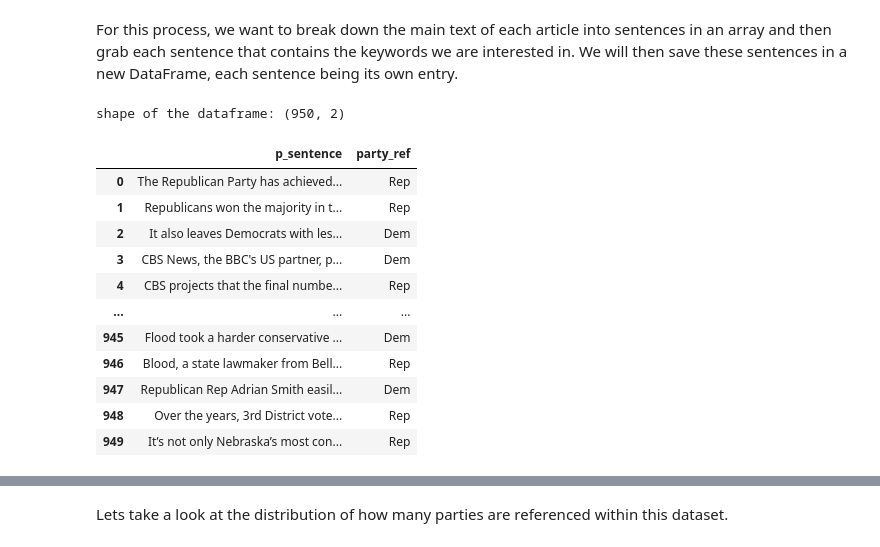
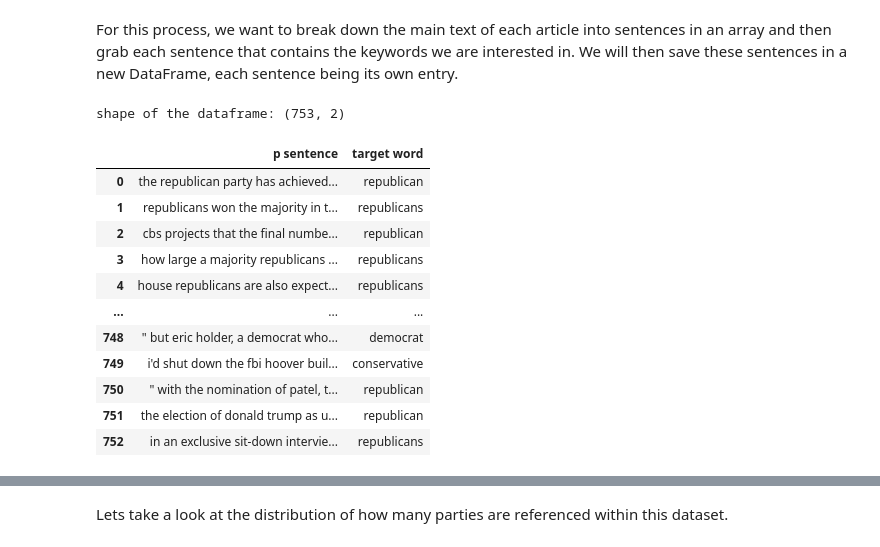
Before and after one commit to itzhak0estrella/political_sentiment_lms, a Jupyter notebook: news_crawler.ipynb, the cells around one changed output, grey strips where cells are left out. Saved outputs shown, nothing was run; the diff lists cells and outputs as text; code cells hidden in the pictures.

```diff
--- a/news_crawler.ipynb
+++ b/news_crawler.ipynb
@@ -7,10 +7,15 @@ In this script, we are scraping the main text from the chosen news articles (lis
 # %%
 # libraries
 from newsplease import NewsPlease
+from transformers import pipeline
+import evaluate
 import pandas as pd
 import random
 import time
 import re
+
+# Load sentiment analysis pipeline
+sentiment_analyzer = pipeline("sentiment-analysis")
 
 # global variables
 # the source domain and the corresponding news source
@@ -22,7 +27,12 @@ SOURCE_DOM_CONVERSION = {'www.nbcnews.com':'NBC News', 'www.npr.org':'NPR News',
 FILE_PATH = 'valid_news_article_links.txt'
 
 # the target words we are interested extracting sentences from in each article
-TARGET_WORDS = {
-    'Dem': ['democrats', 'democrat', 'democratic', 'liberals', 'liberal'],
-    'Rep': ['republicans', 'republican', 'conservatives', 'conservative']
-}
+# TARGET_WORDS = {
+#     'Dem': ['democrats', 'democrat', 'liberals', 'liberal'],
+#     'Rep': ['republicans', 'republican', 'conservatives', 'conservative']
+# }
+
+TARGET_WORDS = ['democrats', 'democrat', 'liberals', 'liberal',
+                'republicans', 'republican', 'conservatives', 'conservative']
+DEM_WORDS = ['democrats', 'democrat', 'liberals', 'liberal']
+REP_WORDS = ['republicans', 'republican', 'conservatives', 'conservative']
@@ -117,50 +132,74 @@ def edge_cases_data_cleaning(text):
     text = re.sub(r'\bSt\.', 'St', text)
     text = re.sub(r'\bSr\.', 'Sr', text)
     text = re.sub(r'\bJr\.', 'Jr', text)
     text = re.sub(r'\bSen\.', 'Sen', text)
     text = re.sub(r'\bSens\.', 'Sens', text)
     text = re.sub(r'\bGov\.', 'Gov', text)
     text = re.sub(r'\bLt\.', 'Lt', text)
     text = re.sub(r'\bCol\.', 'Col', text)
     text = re.sub(r'\bGen\.', 'Gen', text)
     text = re.sub(r'\bProf\.', 'Prof', text)
     text = re.sub(r'\bPh\.', 'Ph', text)
     text = re.sub(r'\bU\.S\.', 'US', text)
 
     text = re.sub(r'(\d+)\.(\d+)', r'\1DOT\2', text)
 
     # replace line breaks with a space
     text = re.sub(r'\n+', ' ', text).strip()
     return text
 
+def has_single_target_word(sentence):
+    '''
+    helper function to check if a sentence contains at most one target word.
+    if it does, return the target word, else return None
+    '''
+    words = sentence.split()
+    target_word_counter = 0
+    target_words_found = []
+    for word in words:
+        if word.lower() in TARGET_WORDS:
+            target_word_counter += 1
+            target_words_found.append(word)
 
-filtered_sentences = []
+    if target_word_counter == 1:
+        return target_words_found[0]
+    else:
+        return None
+
+
+filtered_sentences = [] # sentences that contain at most one target word
 for text in news_articles_df['main text']:
     text = edge_cases_data_cleaning(text)
     sentences = text.split('.')
     for sentence in sentences:
-        if any(target_word in sentence.lower() for target_word in TARGET_WORDS['Dem']):
-            filtered_sentences.append({'p_sentence':sentence.strip(),
-                                        'party_ref':'Dem'})
-        elif any(target_word in sentence.lower() for target_word in TARGET_WORDS['Rep']):
-             filtered_sentences.append({'p_sentence':sentence.strip(),
-                                        'party_ref':'Rep'})
+        sentence = sentence.lower()
+        target_word_found = has_single_target_word(sentence)
+        if target_word_found is not None:
+            filtered_sentences.append({'p sentence': sentence, 'target word': target_word_found})
+        # if any(target_word in sentence.lower() for target_word in TARGET_WORDS):
+        #     words = sentence.split()
+        #     target_word_counter = 0
+        #     for word in words:
+        #         if word.lower() in TARGET_WORDS and target_word_counter < 2:
+        #             target_word_counter += 1
+
+
 
 political_sentences_df = pd.DataFrame(filtered_sentences)
 
 print('shape of the dataframe:', political_sentences_df.shape)
 political_sentences_df
 # %% [output]
-shape of the dataframe: (950, 2)
+shape of the dataframe: (753, 2)
-|  | p_sentence | party_ref |
-| 0 | The Republican Party has achieved... | Rep |
-| 1 | Republicans won the majority in t... | Rep |
-| 2 | It also leaves Democrats with les... | Dem |
-| 3 | CBS News, the BBC's US partner, p... | Dem |
-| 4 | CBS projects that the final numbe... | Rep |
+|  | p sentence | target word |
+| 0 | the republican party has achieved... | republican |
+| 1 | republicans won the majority in t... | republicans |
+| 2 | cbs projects that the final numbe... | republican |
+| 3 | how large a majority republicans ... | republicans |
+| 4 | house republicans are also expect... | republicans |
 | ... | ... | ... |
-| 945 | Flood took a harder conservative ... | Dem |
-| 946 | Blood, a state lawmaker from Bell... | Rep |
-| 947 | Republican Rep Adrian Smith easil... | Dem |
-| 948 | Over the years, 3rd District vote... | Rep |
-| 949 | It’s not only Nebraska’s most con... | Rep |
+| 748 | " but eric holder, a democrat who... | democrat |
+| 749 | i'd shut down the fbi hoover buil... | conservative |
+| 750 | " with the nomination of patel, t... | republican |
+| 751 | the election of donald trump as u... | republican |
+| 752 | in an exclusive sit-down intervie... | republicans |
```
Also changed, not shown: parts of 14 cells of this notebook, 5 other files.
